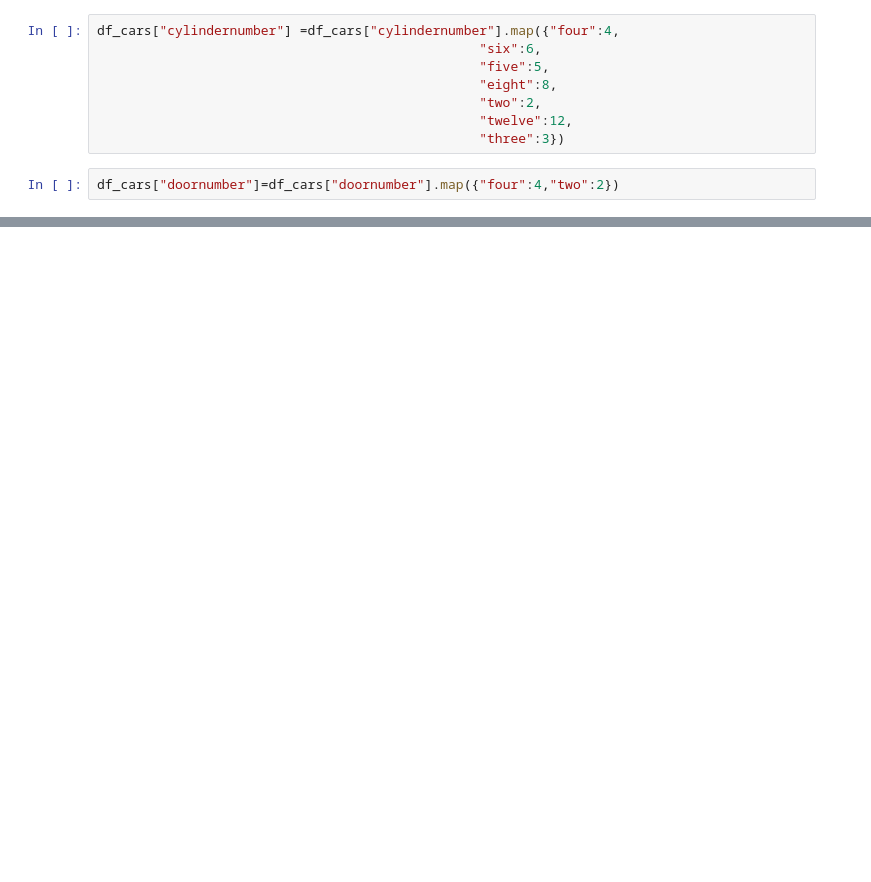
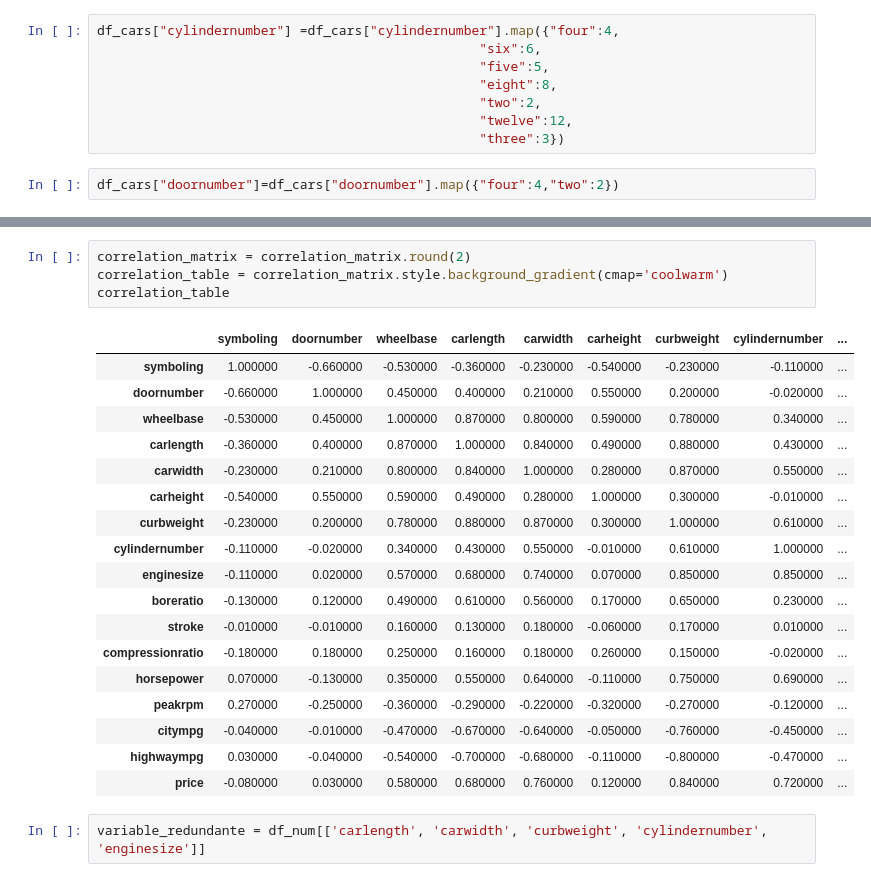
Before and after one commit to Anavig14/ProyectoIntegrador, a Jupyter notebook: Codigo Python.ipynb, the cells around one changed output, grey strips where cells are left out. Cells and saved outputs as stored; diff of their text form; blank space fills up the shorter version.

```diff
--- a/Codigo Python.ipynb
+++ b/Codigo Python.ipynb
@@ -72,0 +117,25 @@ df_cars["doornumber"]=df_cars["doornumber"].map({"four":4,"two":2})
+# %%
+correlation_matrix = correlation_matrix.round(2)
+correlation_table = correlation_matrix.style.background_gradient(cmap='coolwarm')
+correlation_table
+# %% [output]
+|  | symboling | doornumber | wheelbase | carlength | carwidth | carheight | curbweight | cylindernumber | ... |
+| symboling | 1.000000 | -0.660000 | -0.530000 | -0.360000 | -0.230000 | -0.540000 | -0.230000 | -0.110000 | ... |
+| doornumber | -0.660000 | 1.000000 | 0.450000 | 0.400000 | 0.210000 | 0.550000 | 0.200000 | -0.020000 | ... |
+| wheelbase | -0.530000 | 0.450000 | 1.000000 | 0.870000 | 0.800000 | 0.590000 | 0.780000 | 0.340000 | ... |
+| carlength | -0.360000 | 0.400000 | 0.870000 | 1.000000 | 0.840000 | 0.490000 | 0.880000 | 0.430000 | ... |
+| carwidth | -0.230000 | 0.210000 | 0.800000 | 0.840000 | 1.000000 | 0.280000 | 0.870000 | 0.550000 | ... |
+| carheight | -0.540000 | 0.550000 | 0.590000 | 0.490000 | 0.280000 | 1.000000 | 0.300000 | -0.010000 | ... |
+| curbweight | -0.230000 | 0.200000 | 0.780000 | 0.880000 | 0.870000 | 0.300000 | 1.000000 | 0.610000 | ... |
+| cylindernumber | -0.110000 | -0.020000 | 0.340000 | 0.430000 | 0.550000 | -0.010000 | 0.610000 | 1.000000 | ... |
+| enginesize | -0.110000 | 0.020000 | 0.570000 | 0.680000 | 0.740000 | 0.070000 | 0.850000 | 0.850000 | ... |
+| boreratio | -0.130000 | 0.120000 | 0.490000 | 0.610000 | 0.560000 | 0.170000 | 0.650000 | 0.230000 | ... |
+| stroke | -0.010000 | -0.010000 | 0.160000 | 0.130000 | 0.180000 | -0.060000 | 0.170000 | 0.010000 | ... |
+| compressionratio | -0.180000 | 0.180000 | 0.250000 | 0.160000 | 0.180000 | 0.260000 | 0.150000 | -0.020000 | ... |
+| horsepower | 0.070000 | -0.130000 | 0.350000 | 0.550000 | 0.640000 | -0.110000 | 0.750000 | 0.690000 | ... |
+| peakrpm | 0.270000 | -0.250000 | -0.360000 | -0.290000 | -0.220000 | -0.320000 | -0.270000 | -0.120000 | ... |
+| citympg | -0.040000 | -0.010000 | -0.470000 | -0.670000 | -0.640000 | -0.050000 | -0.760000 | -0.450000 | ... |
+| highwaympg | 0.030000 | -0.040000 | -0.540000 | -0.700000 | -0.680000 | -0.110000 | -0.800000 | -0.470000 | ... |
+| price | -0.080000 | 0.030000 | 0.580000 | 0.680000 | 0.760000 | 0.120000 | 0.840000 | 0.720000 | ... |
+# %%
+variable_redundante = df_num[['carlength', 'carwidth', 'curbweight', 'cylindernumber', 'enginesize']]
```
Also changed, not shown: parts of 8 cells of this notebook.
